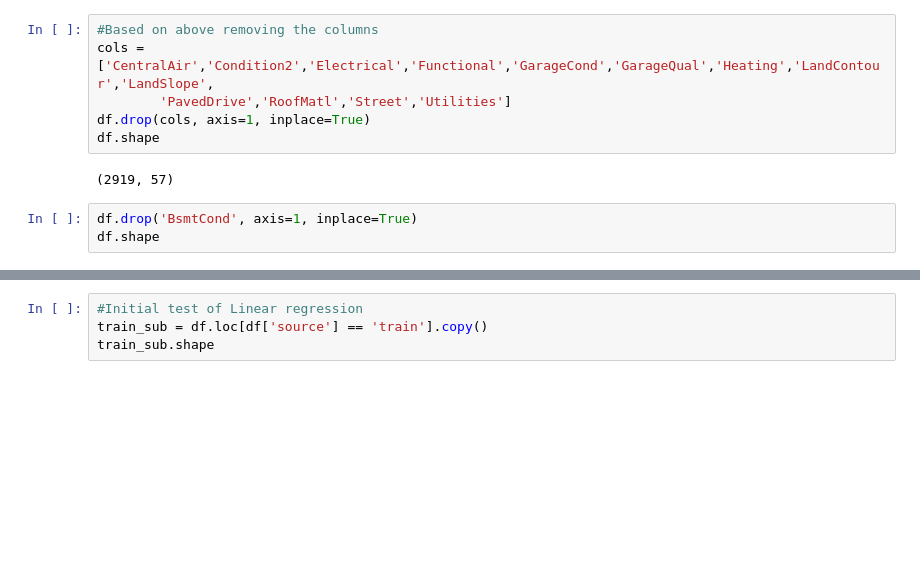
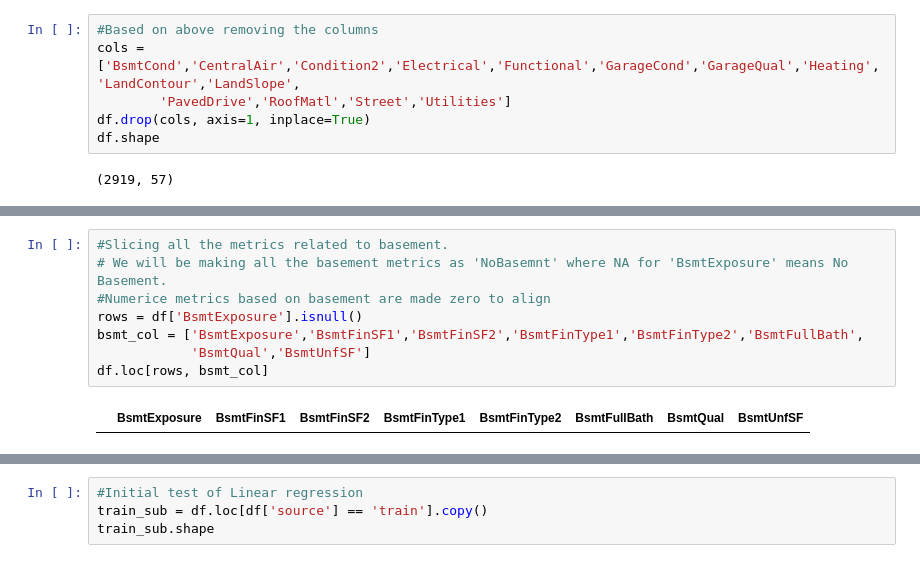
Before and after one commit to harimindi/Ames-Housing-Data, a Jupyter notebook: Ames Housing Dataset.ipynb, the cells around one changed output, grey strips where cells are left out. Drawn from its saved outputs; the diff is of its cells as text; blank space fills up the shorter version.

```diff
--- a/Ames Housing Dataset.ipynb
+++ b/Ames Housing Dataset.ipynb
@@ -179,12 +182,9 @@ Name: BsmtCond, dtype: int64
 # Utilities variable is just same for all the data
 # %%
 #Based on above removing the columns
-cols = ['CentralAir','Condition2','Electrical','Functional','GarageCond','GarageQual','Heating','LandContour','LandSlope',
+cols = ['BsmtCond','CentralAir','Condition2','Electrical','Functional','GarageCond','GarageQual','Heating','LandContour','LandSlope',
         'PavedDrive','RoofMatl','Street','Utilities']
 df.drop(cols, axis=1, inplace=True)
 df.shape
 # %% [output]
 (2919, 57)
-# %%
-df.drop('BsmtCond', axis=1, inplace=True)
-df.shape
@@ -210,3 +210,13 @@ YearRemodAdd        0
 YrSold              0
 source              0
 dtype: int64
+# %%
+#Slicing all the metrics related to basement.
+# We will be making all the basement metrics as 'NoBasemnt' where NA for 'BsmtExposure' means No Basement.
+#Numerice metrics based on basement are made zero to align
+rows = df['BsmtExposure'].isnull()
+bsmt_col = ['BsmtExposure','BsmtFinSF1','BsmtFinSF2','BsmtFinType1','BsmtFinType2','BsmtFullBath',
+            'BsmtQual','BsmtUnfSF']
+df.loc[rows, bsmt_col]
+# %% [output]
+|  | BsmtExposure | BsmtFinSF1 | BsmtFinSF2 | BsmtFinType1 | BsmtFinType2 | BsmtFullBath | BsmtQual | BsmtUnfSF |
```
Also changed, not shown: parts of 17 cells of this notebook.
